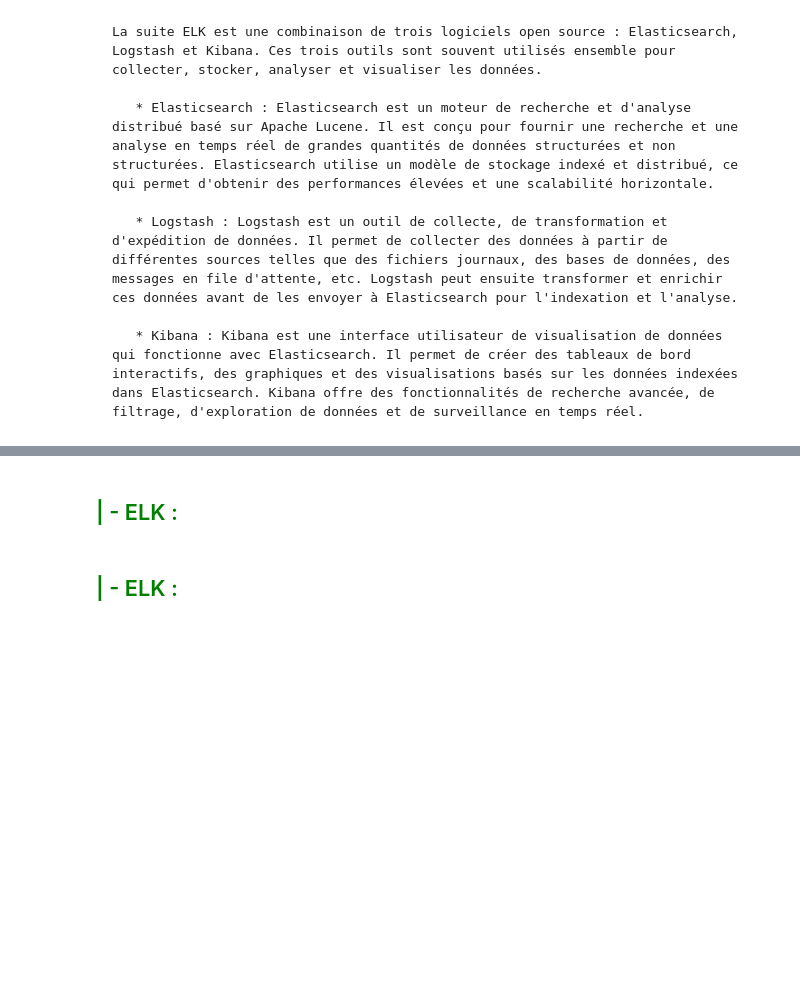
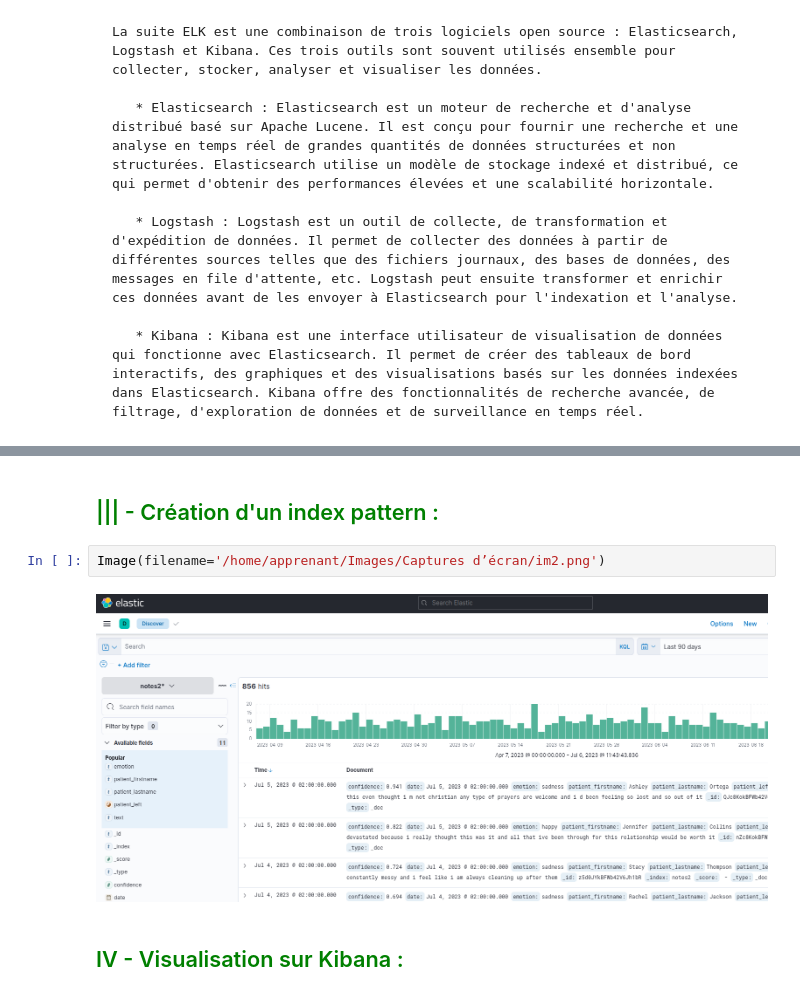
Before and after one commit to RolaMmss/R-aliser-un-site-de-suivi-de-patients-pour-un-psychologue, a Jupyter notebook: src/06-Kibana.ipynb, the cells around one changed output, grey strips where cells are left out. Cells and saved outputs as stored; diff of their text form; blank space fills up the shorter version.

```diff
--- a/src/06-Kibana.ipynb
+++ b/src/06-Kibana.ipynb
@@ -11,4 +19,8 @@
+# %% [markdown]
+## <font color="green"> ||| - Création d'un index pattern :</font>
+# %%
+Image(filename='/home/apprenant/Images/Captures d’écran/im2.png')
+# %% [output]
+[figure, added]
 # %% [markdown]
-## <font color="green"> | - ELK :</font>
+## <font color="green"> IV - Visualisation sur Kibana :</font>
-# %% [markdown]
-## <font color="green"> | - ELK :</font>
```
Also changed, not shown: parts of 8 cells of this notebook.
